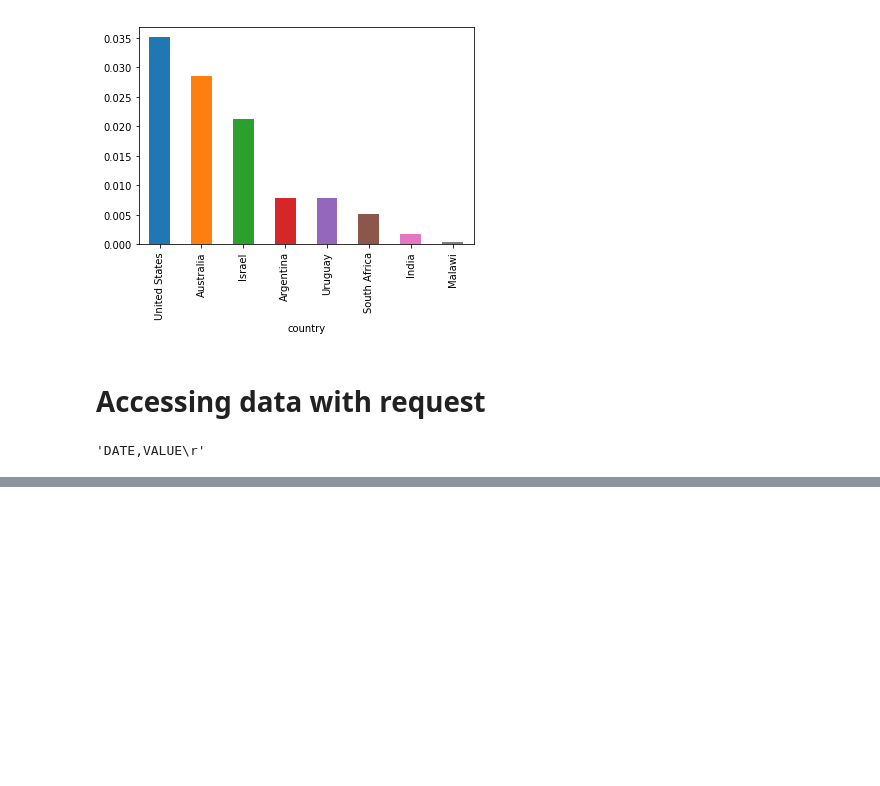
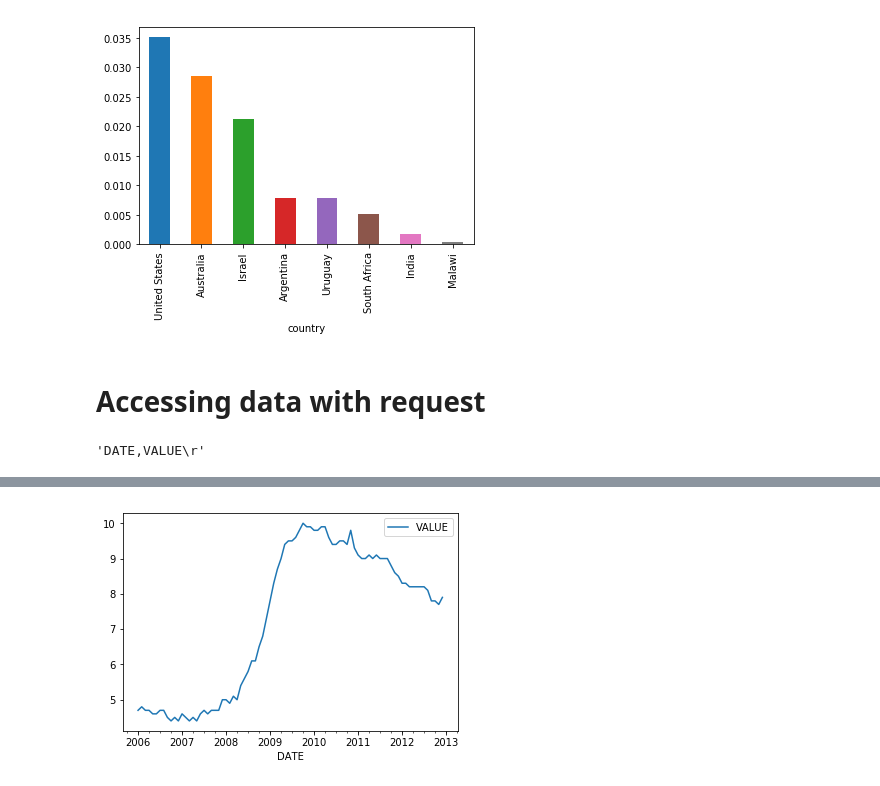
Before and after one commit to bandaruarvind/pythonessentials, a Jupyter notebook: 202_PY_ESSEN_PANDAS_QE.ipynb, the cells around one changed output, grey strips where cells are left out. Cells and saved outputs as stored; diff of their text form; code cells hidden in the pictures; blank space fills up the shorter version.

```diff
--- a/202_PY_ESSEN_PANDAS_QE.ipynb
+++ b/202_PY_ESSEN_PANDAS_QE.ipynb
@@ -275,0 +280,3 @@ source[0]
+# %%
+#pandas detech date columns, allowing some data filter
+data = pd.read_csv(url,index_col=0,parse_dates=True) #detech data columns automatically, and making column 0 as index
@@ -275,0 +311,6 @@ source[0]
+# %%
+#We can also plot the unemployment rate from 2006 to 2012 as follows
+data['2006':'2012'].plot()
+plt.show()
+# %% [output]
+[figure, added]
```
Also changed, not shown: parts of 6 cells of this notebook.
